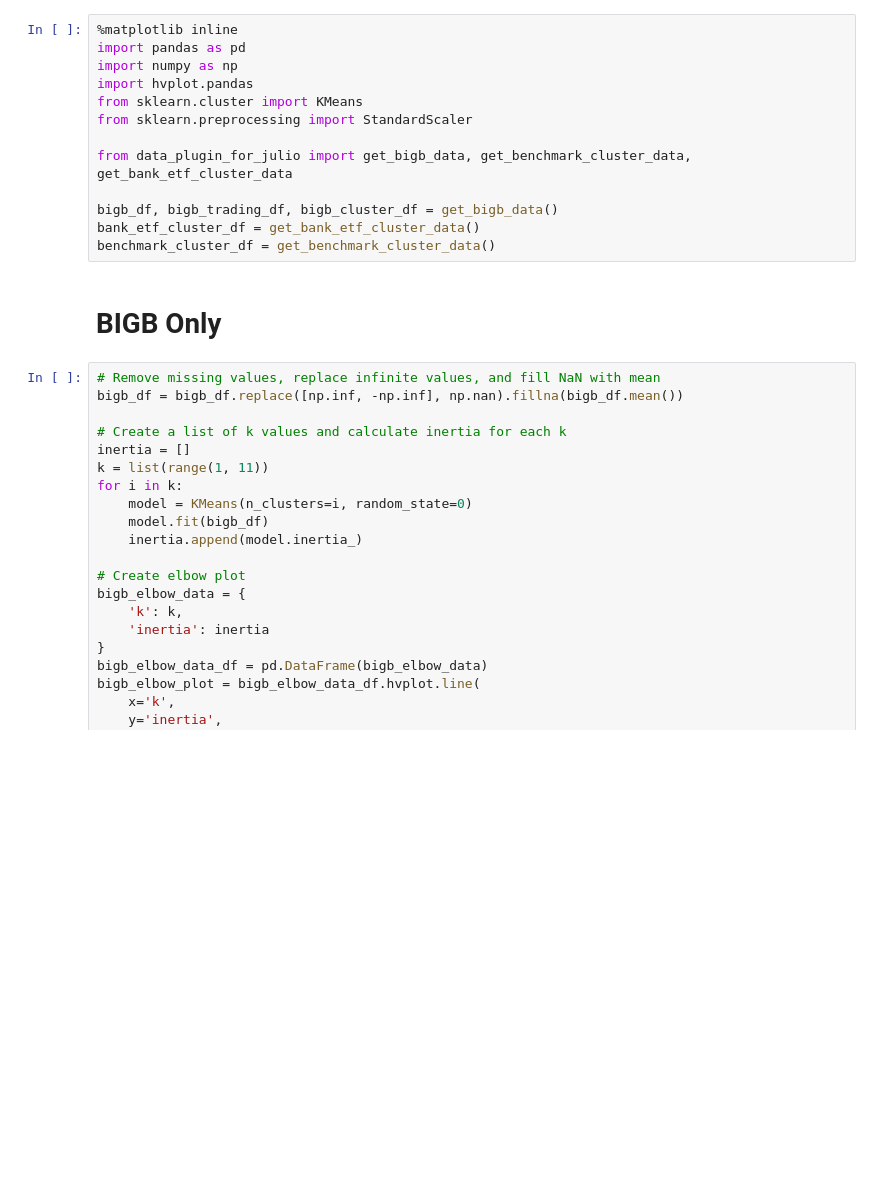
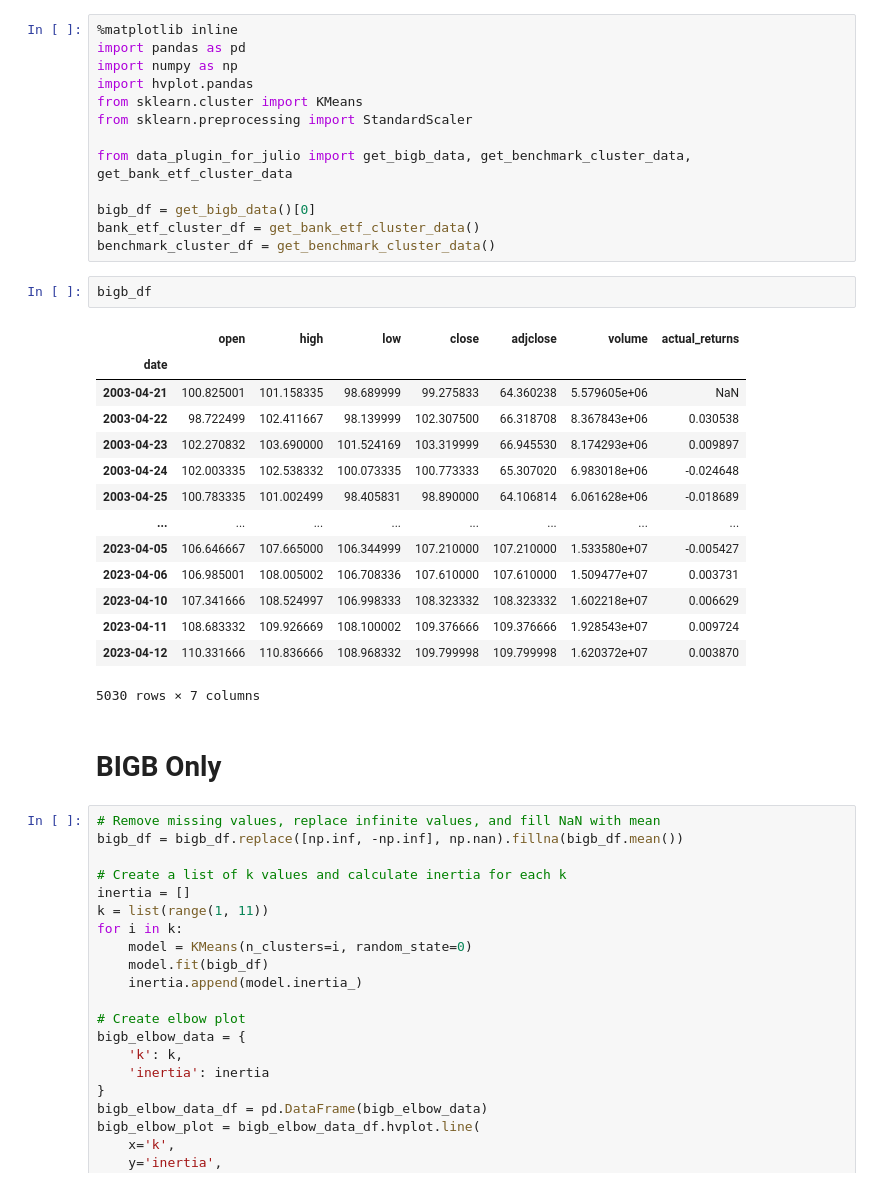
Before and after one commit to Demigodgeek/BIGB_ETF_analysis_powed_by_machine_learning, a Jupyter notebook: cluster.ipynb, the cells around one changed output. Drawn from its saved outputs; the diff is of its cells as text; blank space fills up the shorter version.

```diff
--- a/cluster.ipynb
+++ b/cluster.ipynb
@@ -8,9 +8,26 @@ from sklearn.preprocessing import StandardScaler
 
 from data_plugin_for_julio import get_bigb_data, get_benchmark_cluster_data, get_bank_etf_cluster_data
 
-bigb_df, bigb_trading_df, bigb_cluster_df = get_bigb_data()
+bigb_df = get_bigb_data()[0]
 bank_etf_cluster_df = get_bank_etf_cluster_data()
 benchmark_cluster_df = get_benchmark_cluster_data()
+# %%
+bigb_df
+# %% [output]
+|  | open | high | low | close | adjclose | volume | actual_returns |
+| date |  |  |  |  |  |  |  |
+| 2003-04-21 | 100.825001 | 101.158335 | 98.689999 | 99.275833 | 64.360238 | 5.579605e+06 | NaN |
+| 2003-04-22 | 98.722499 | 102.411667 | 98.139999 | 102.307500 | 66.318708 | 8.367843e+06 | 0.030538 |
+| 2003-04-23 | 102.270832 | 103.690000 | 101.524169 | 103.319999 | 66.945530 | 8.174293e+06 | 0.009897 |
+| 2003-04-24 | 102.003335 | 102.538332 | 100.073335 | 100.773333 | 65.307020 | 6.983018e+06 | -0.024648 |
+| 2003-04-25 | 100.783335 | 101.002499 | 98.405831 | 98.890000 | 64.106814 | 6.061628e+06 | -0.018689 |
+| ... | ... | ... | ... | ... | ... | ... | ... |
+| 2023-04-05 | 106.646667 | 107.665000 | 106.344999 | 107.210000 | 107.210000 | 1.533580e+07 | -0.005427 |
+| 2023-04-06 | 106.985001 | 108.005002 | 106.708336 | 107.610000 | 107.610000 | 1.509477e+07 | 0.003731 |
+| 2023-04-10 | 107.341666 | 108.524997 | 106.998333 | 108.323332 | 108.323332 | 1.602218e+07 | 0.006629 |
+| 2023-04-11 | 108.683332 | 109.926669 | 108.100002 | 109.376666 | 109.376666 | 1.928543e+07 | 0.009724 |
+| 2023-04-12 | 110.331666 | 110.836666 | 108.968332 | 109.799998 | 109.799998 | 1.620372e+07 | 0.003870 |
+5030 rows × 7 columns
 # %% [markdown]
 # BIGB Only
 # %%
```
Also changed, not shown: parts of 1 cell of this notebook, 11 other files.
